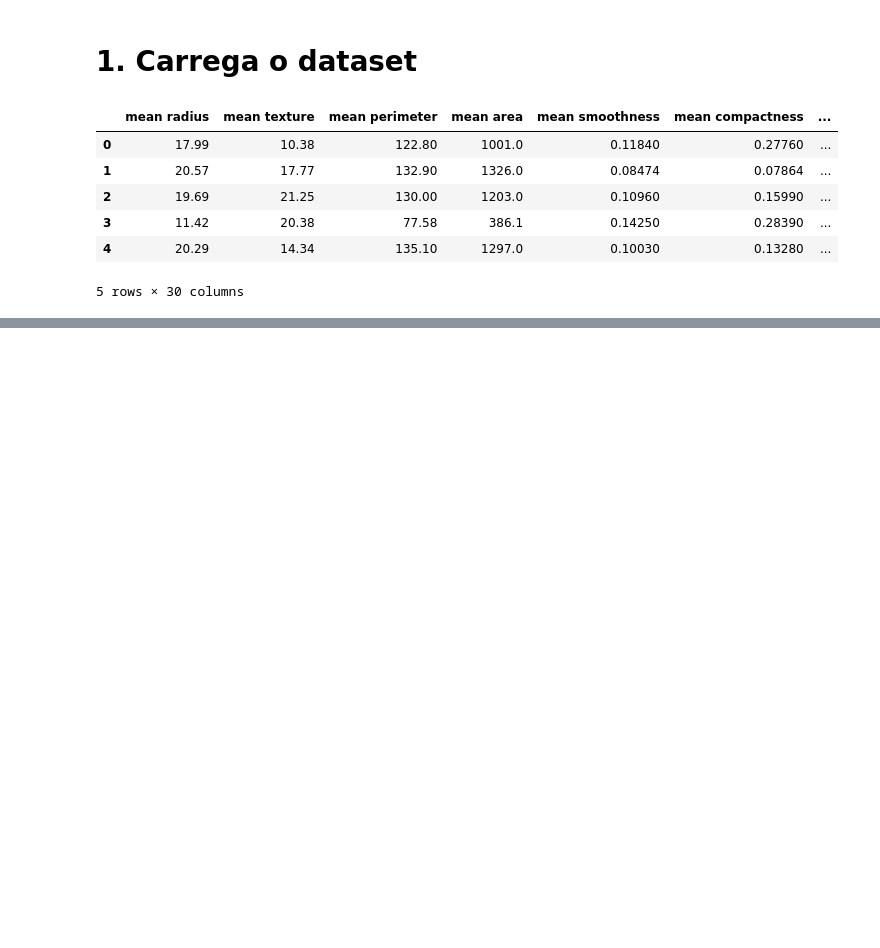
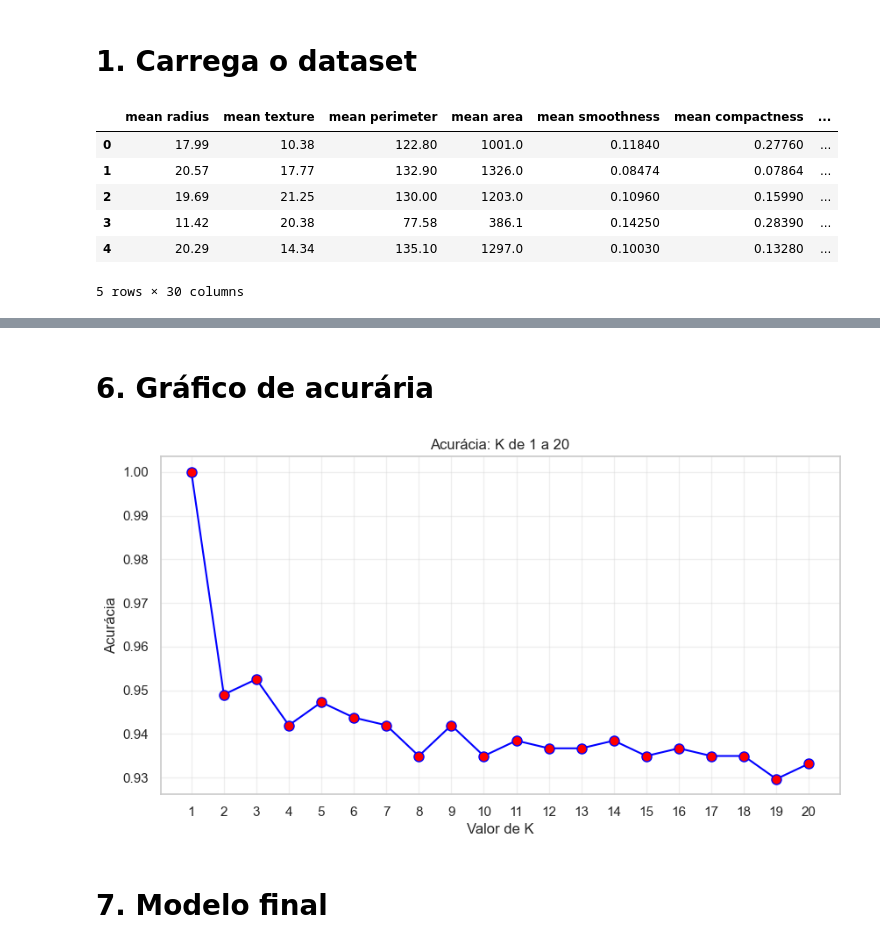
Before and after one commit to gialbanes/Faculdade-2026, a Jupyter notebook: 1semestre/AM/am-knn-cancer/cancer.ipynb, the cells around one changed output, grey strips where cells are left out. Saved outputs shown, nothing was run; the diff lists cells and outputs as text; code cells hidden in the pictures; blank space fills up the shorter version.

Commit message:
finaliza atv2

```diff
--- a/1semestre/AM/am-knn-cancer/cancer.ipynb
+++ b/1semestre/AM/am-knn-cancer/cancer.ipynb
@@ -20,0 +98,14 @@ df.head()
+# %%
+# k - quanto menor o k, mais complexo o modelo, se houver um dado errado, o modelo vai seguir esse erro sempre
+# k - quanto maior o k, mais geral o modelo, ele ignora as variações e foca na votação da maioria, ignorando as características reais
+# k - é o que faz a acurácia variar
+modelo = KNeighborsClassifier(n_neighbors=3)
+modelo.fit(X_scaled, y)
+
+print(f"Modelo treinado com dados normalizados")
+print(X_scaled_df.round(2))
+
+y_pred = modelo.predict(X_scaled)
+
+acuracia = accuracy_score(y, y_pred)
+print(f"Acurácia do modelo com k={modelo.n_neighbors}: {acuracia:.2%}")
@@ -20,0 +129,28 @@ df.head()
+# %% [markdown]
+# 6. Gráfico de acurária
+# %%
+k_valores = list(range(1, 21))
+lista_acuracias = []
+
+for k in k_valores:
+    knn_teste = KNeighborsClassifier(n_neighbors=k)
+    knn_teste.fit(X_scaled, y)
+
+    predicao = knn_teste.predict(X_scaled)
+    acuracia = accuracy_score(y, predicao)
+    lista_acuracias.append(acuracia)
+
+plt.figure(figsize=(10, 5))
+plt.plot(k_valores, lista_acuracias, color='blue', linestyle='-', marker='o', markerfacecolor='red', markersize=8)
+
+plt.title('Acurácia: K de 1 a 20')
+plt.xlabel('Valor de K')
+plt.ylabel('Acurácia')
+plt.xticks(k_valores)
+plt.grid(True, alpha=0.3)
+
+plt.show()
+# %% [output]
+[figure, added]
+# %% [markdown]
+# 7. Modelo final
```
Also changed, not shown: parts of 11 cells of this notebook, 1 other file.
